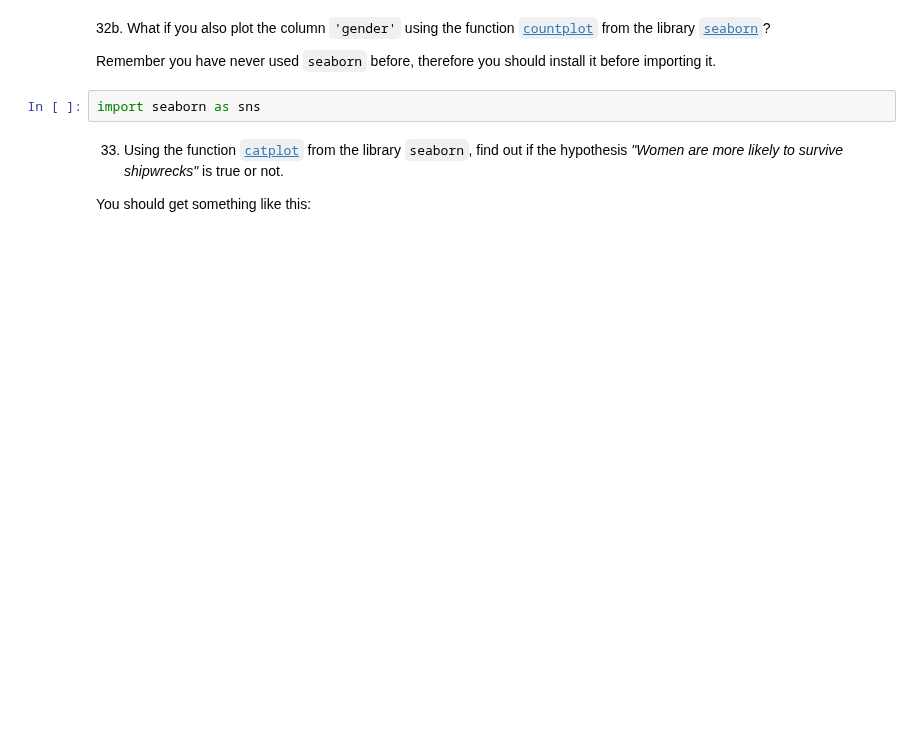
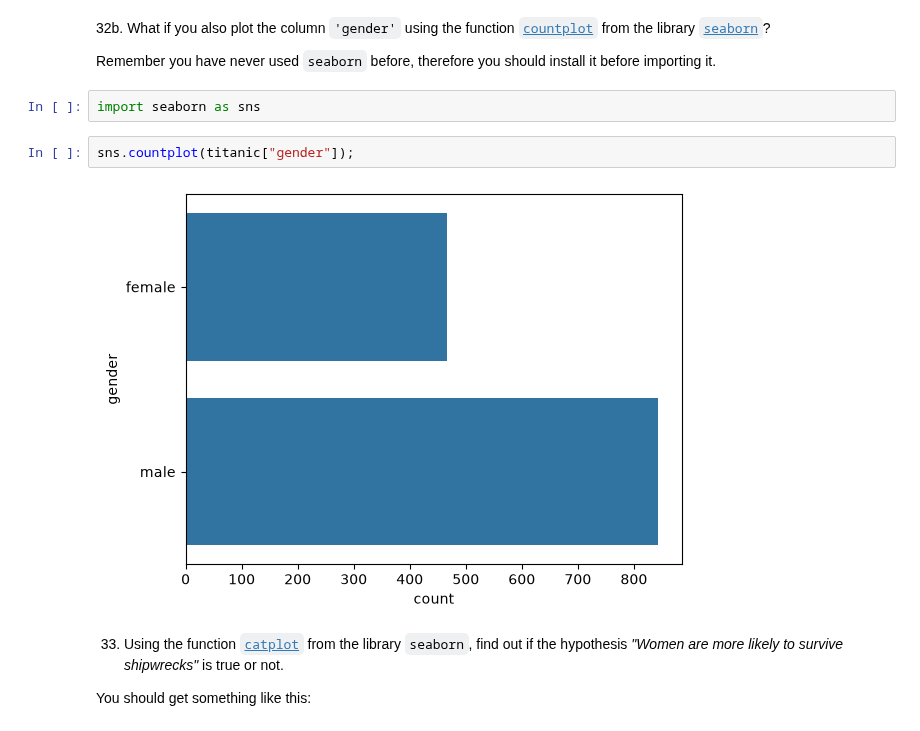
Before and after one commit to ngo20428/2026-10-BILBAO-FT-Data-Science, a Jupyter notebook: 2-Data_Analysis/2-Pandas/Practica/7-Titanic/Titanic-exercise_ngo.ipynb, the cells around one changed output. Saved outputs shown, nothing was run; the diff lists cells and outputs as text; blank space fills up the shorter version.

```diff
--- a/2-Data_Analysis/2-Pandas/Practica/7-Titanic/Titanic-exercise_ngo.ipynb
+++ b/2-Data_Analysis/2-Pandas/Practica/7-Titanic/Titanic-exercise_ngo.ipynb
@@ -316,6 +591,10 @@ import matplotlib.pyplot as plt
 Remember you have never used `seaborn` before, therefore you should install it before importing it.
 # %%
 import seaborn as sns
+# %%
+sns.countplot(titanic["gender"]);
+# %% [output]
+[figure, added]
 # %% [markdown]
 33. Using the function [`catplot`](https://seaborn.pydata.org/generated/seaborn.catplot.html) from the library `seaborn`, find out if the hypothesis _"Women are more likely to survive shipwrecks"_ is true or not.
 
```
Also changed, not shown: parts of 35 cells of this notebook, 8 other files.
